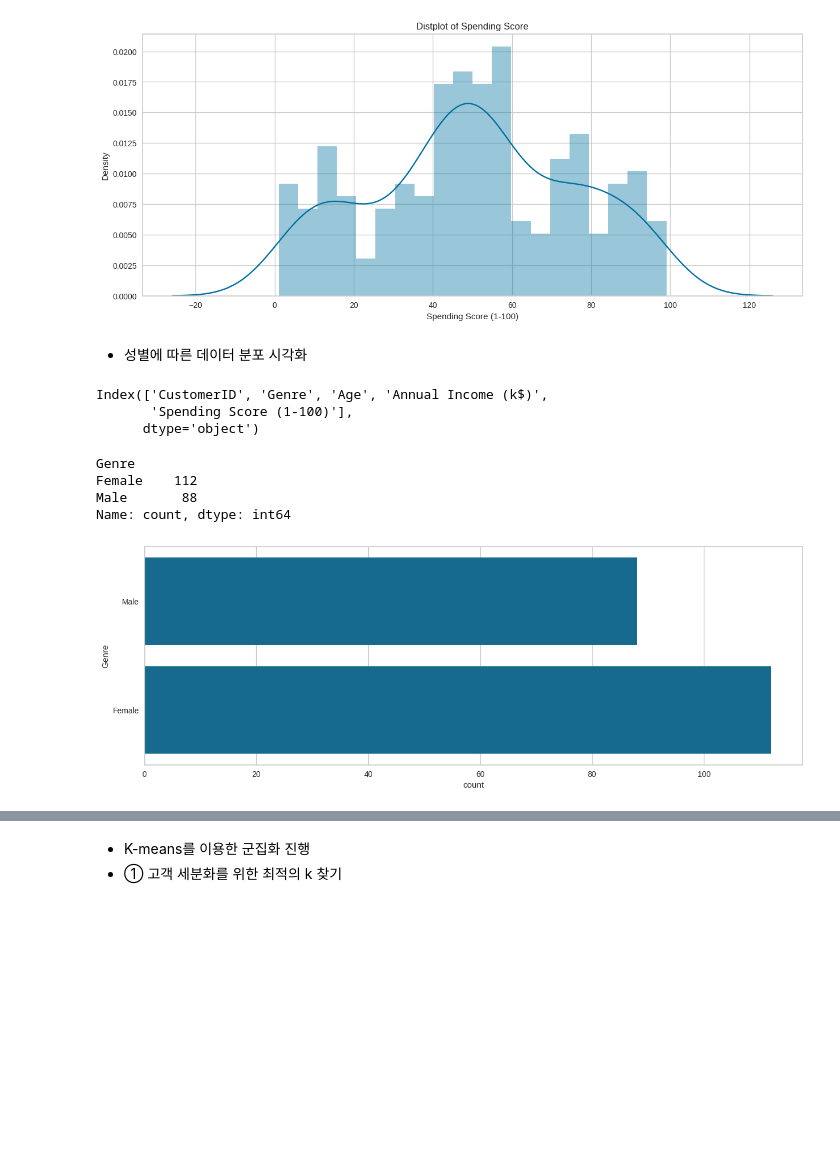
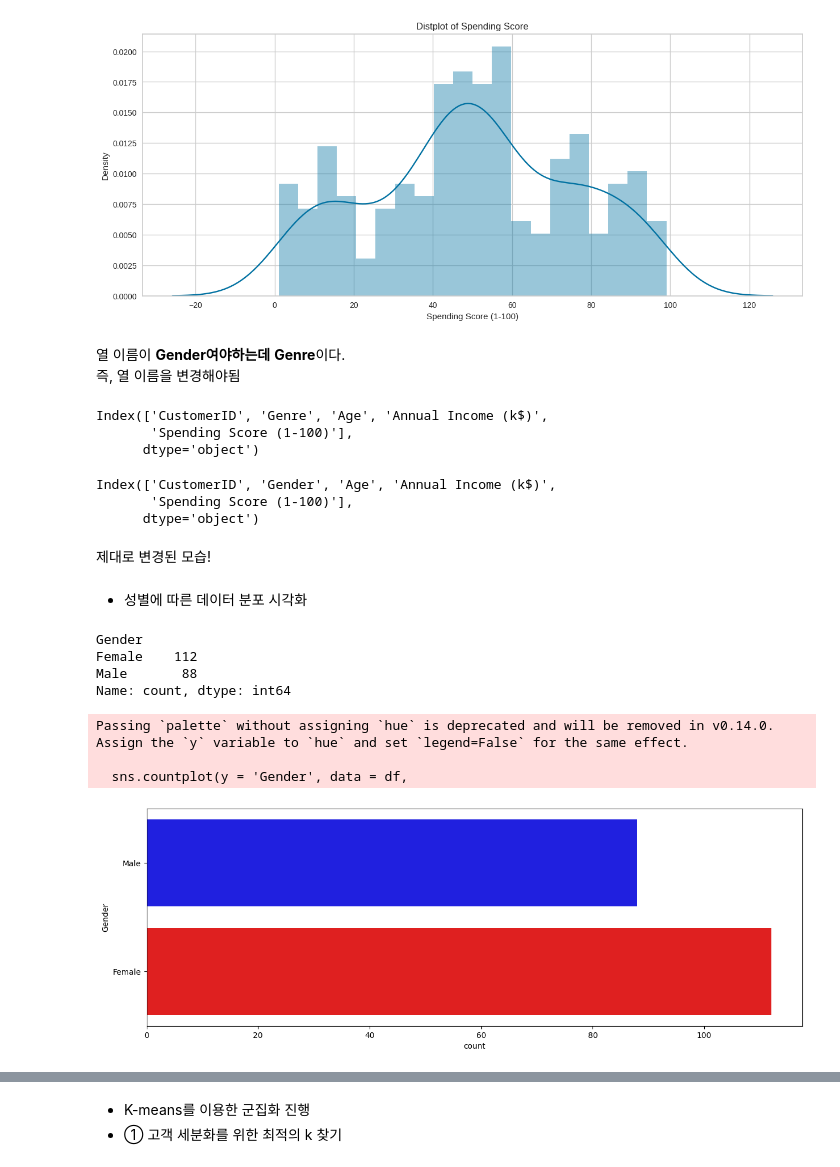
Before and after one commit to among5094/Big-Data-Integrated-Analysis, a Jupyter notebook: week12_CH10_클러스터링을_활용한_쇼핑몰_회원관리/week12_CH10_클러스터링을_활용한_쇼핑몰_회원관리.ipynb, the cells around one changed output, grey strips where cells are left out. Drawn from its saved outputs; the diff is of its cells as text; code cells hidden in the pictures; blank space fills up the shorter version.

```diff
--- a/week12_CH10_클러스터링을_활용한_쇼핑몰_회원관리/week12_CH10_클러스터링을_활용한_쇼핑몰_회원관리.ipynb
+++ b/week12_CH10_클러스터링을_활용한_쇼핑몰_회원관리/week12_CH10_클러스터링을_활용한_쇼핑몰_회원관리.ipynb
@@ -294,21 +314,38 @@ https://gist.github.com/mwaskom/de44147ed2974457ad6372750bbe5751
   sns.distplot(df['Spending Score (1-100)'], bins=20)
 Text(0.5, 1.0, 'Distplot of Spending Score')
 [figure]
+# %% [markdown]
+열 이름이 **Gender여야하는데** **Genre**이다.
+즉, 열 이름을 변경해야됨
+# %%
+print(df.columns)
+# %% [output]
+Index(['CustomerID', 'Genre', 'Age', 'Annual Income (k$)',
+       'Spending Score (1-100)'],
+      dtype='object')
+# %%
+df.rename(columns={'Genre': 'Gender'}, inplace=True)
+# %%
+print(df.columns)
+# %% [output]
+Index(['CustomerID', 'Gender', 'Age', 'Annual Income (k$)',
+       'Spending Score (1-100)'],
+      dtype='object')
+# %% [markdown]
+제대로 변경된 모습!
 # %% [markdown]
 - 성별에 따른 데이터 분포 시각화
-# %%
-print(df.columns)
-# %% [output]
-Index(['CustomerID', 'Genre', 'Age', 'Annual Income (k$)',
-       'Spending Score (1-100)'],
-      dtype='object')
 # %%
-plt.figure(1, figsize=(15, 5))                          # 그래프 크기 설정
-sns.countplot(y='Genre', data=df)                     # 성별 개수 시각화 (가로 막대)
-print(df['Genre'].value_counts())                     # 성별 분포 수치로 확인
+plt.figure(1, figsize = (15, 5))
+sns.countplot(y = 'Gender', data = df,
+              palette={'Female': 'red', 'Male': 'blue'})
+print(df['Gender'].value_counts())
 # %% [output]
-Genre
+Gender
 Female    112
 Male       88
 Name: count, dtype: int64
+Passing `palette` without assigning `hue` is deprecated and will be removed in v0.14.0. Assign the `y` variable to `hue` and set `legend=False` for the same effect.
+
+  sns.countplot(y = 'Gender', data = df,
-[figure, old version]
+[figure, new version]
```
Also changed, not shown: parts of 20 cells of this notebook.
